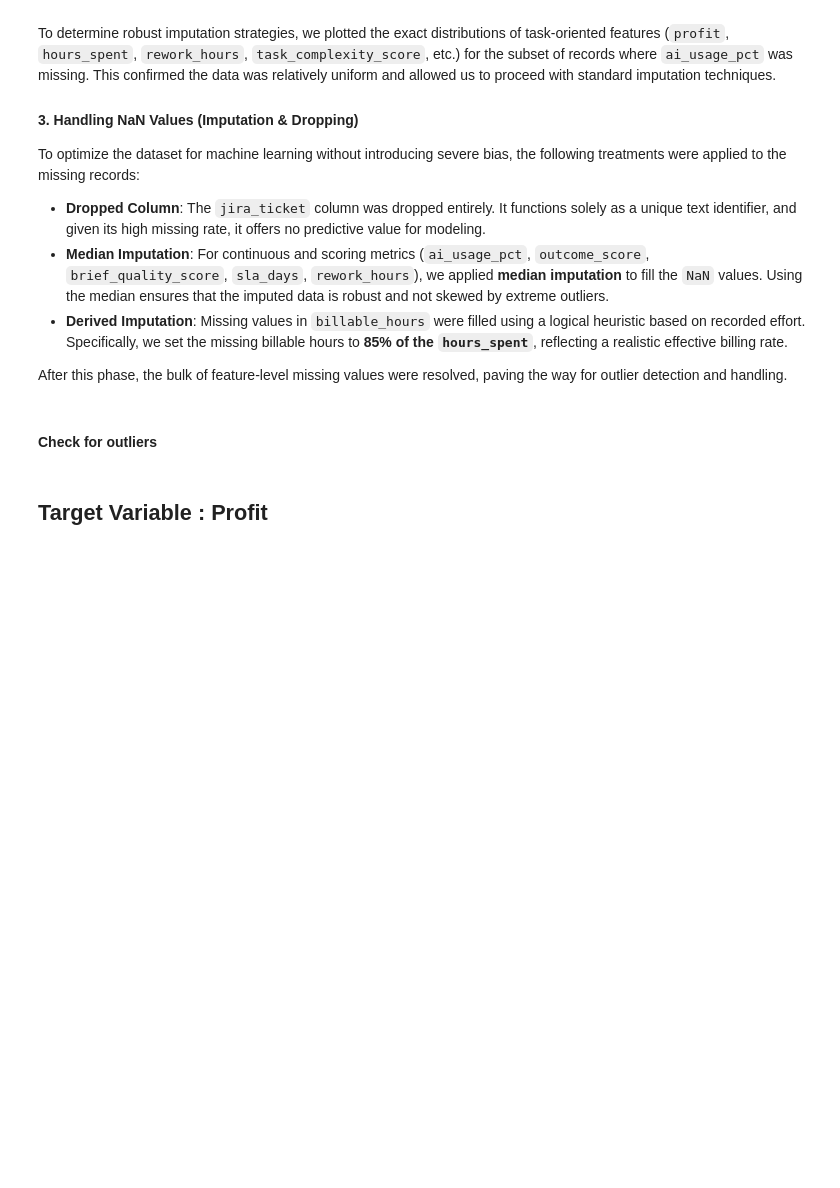
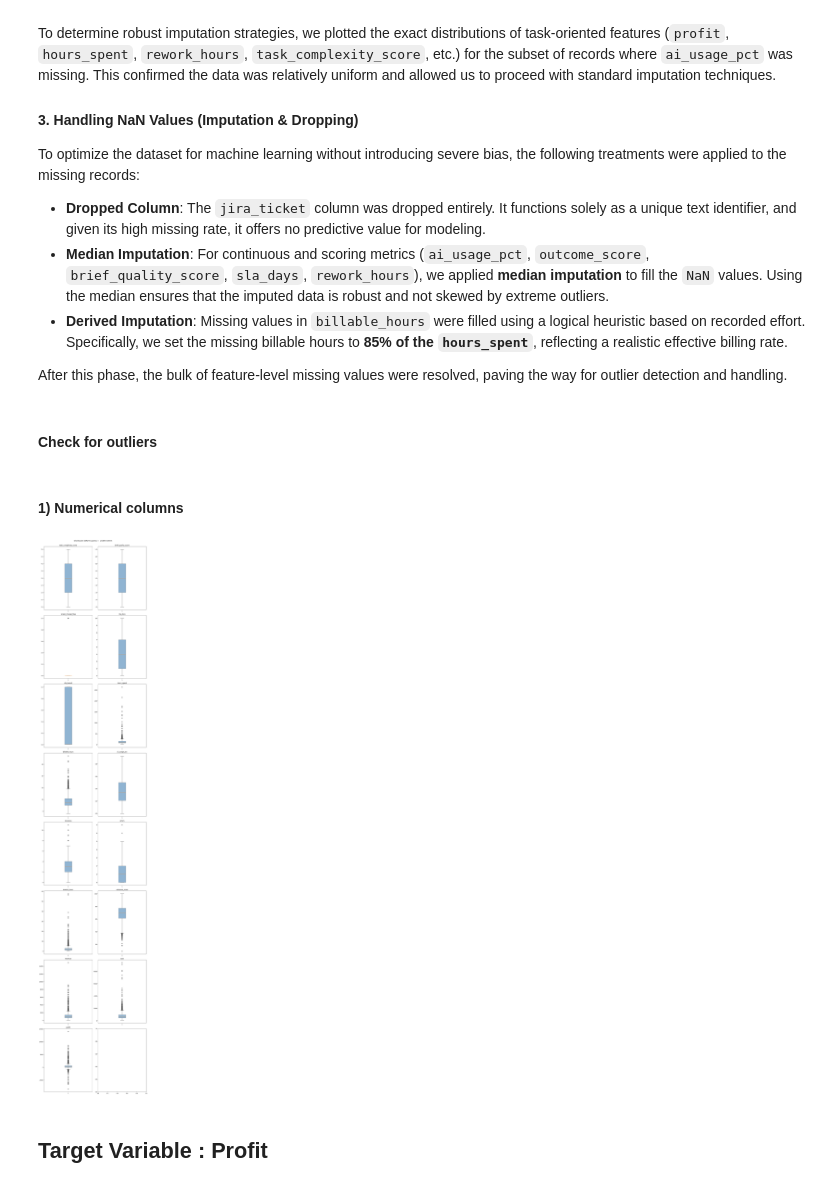
Before and after one commit to andreamammano89-maker/ML_Project_SEA_815441, a Jupyter notebook: main.ipynb, the cells around one changed output. Saved outputs shown, nothing was run; the diff lists cells and outputs as text; code cells hidden in the pictures; blank space fills up the shorter version.

Commit message:
feat: add first part of handling outliers

```diff
--- a/main.ipynb
+++ b/main.ipynb
@@ -491,6 +491,21 @@ To optimize the dataset for machine learning without introducing severe bias, th
 After this phase, the bulk of feature-level missing values were resolved, paving the way for outlier detection and handling.
 # %% [markdown]
 #### Check for outliers
+# %% [markdown]
+#### 1) Numerical columns
+# %%
+fig, axes = plt.subplots(len(num_cols) // 2 + 1, 2, figsize=(12, 4*len(num_cols)))
+axes = axes.flatten()
+for i, col in enumerate(num_cols):
+    axes[i].boxplot(df_productivity[col].dropna(), patch_artist=True,
+                    boxprops=dict(facecolor='steelblue', alpha=0.6))
+    axes[i].set_title(f'{col}', fontsize=12)
+    axes[i].set_xlabel('')
+
+plt.suptitle('Distribution before capping —  visible outliers', fontsize=13, y = 1.0001)
+plt.tight_layout()
+# %% [output]
+[figure, added]
 # %% [markdown]
 ## Target Variable : Profit
 # %%
```
